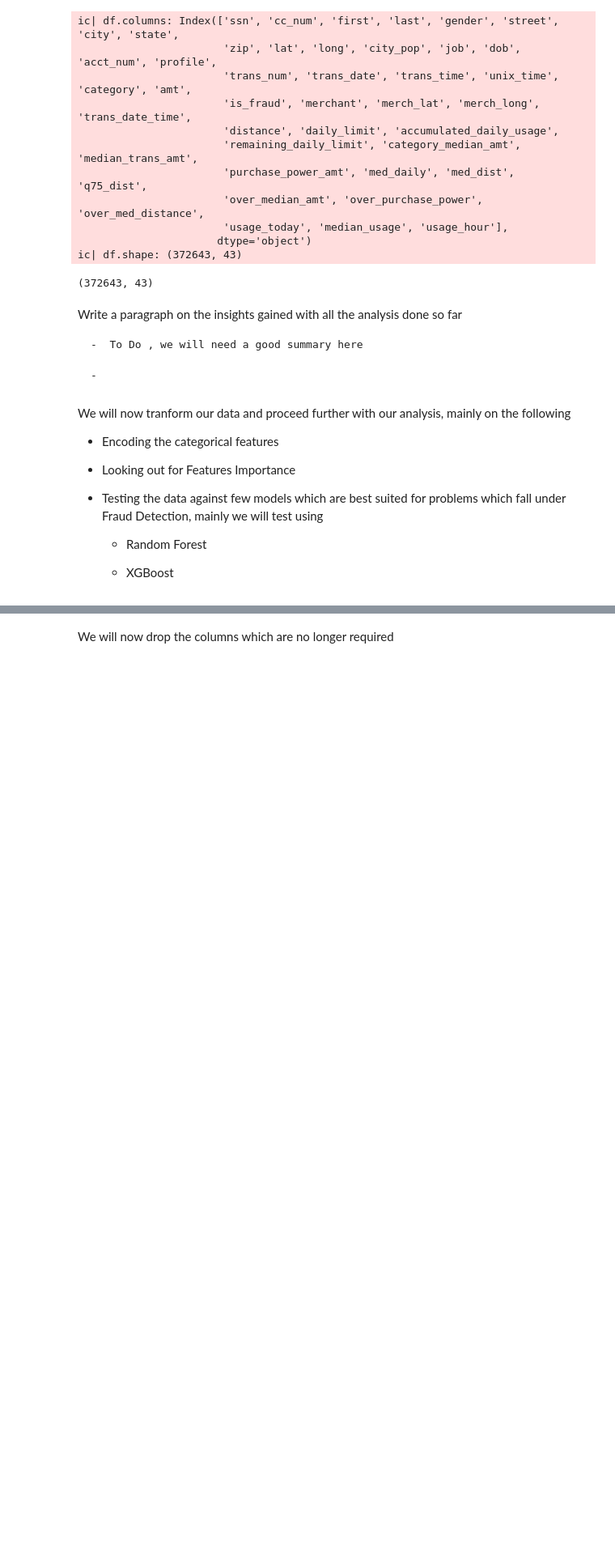
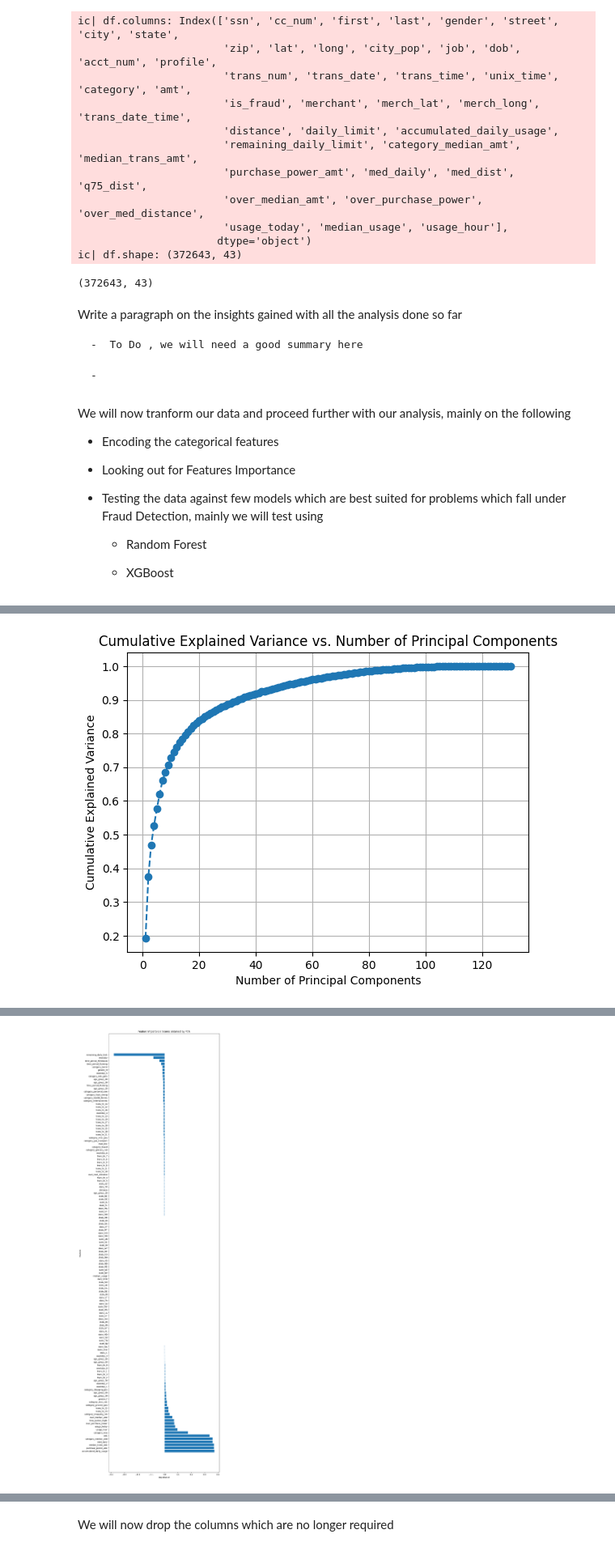
Before and after one commit to nagurao/sharing, a Jupyter notebook: FinalProject-Group4.ipynb, the cells around one changed output, grey strips where cells are left out. Shown at 81% size. Saved outputs shown, nothing was run; the diff lists cells and outputs as text; code cells hidden in the pictures; blank space fills up the shorter version.

```diff
--- a/FinalProject-Group4.ipynb
+++ b/FinalProject-Group4.ipynb
@@ -998,13 +1033,16 @@ class ColumnDropTransformer(BaseEstimator, TransformerMixin):
         return self
 
     def transform(self, X):
+        start_time = time.time()
         # Check if the columns to drop exist in the DataFrame
         existing_columns = [col for col in self.columns_to_drop if col in X.columns]
 
         if existing_columns:
             # Drop the columns that exist
             X = X.drop(columns=existing_columns)
-
+        end_time = time.time()
+        elapsed_time = round(end_time - start_time,3)
+        ic('ColumnDropTransformer :', elapsed_time, ' seconds')
         return X
 # %%
 class StandardScalerTransformer(BaseEstimator, TransformerMixin):
@@ -1049,3 +1105,9 @@ Skimming for cc_num
         Number of Unique values found : 2
 **********************************************************************
 No Null Values found
+# %%
+data_pipeline = Pipeline([
+    ('customer_profile',CustomerProfileTransformer()),
+    ('scale_data',StandardScalerTransformer(['amt','daily_limit','accumulated_daily_usage','remaining_daily_limit','purchase_power_amt','med_daily','category_median_amt','median_trans_amt','usage_today','distance','med_dist'])),
+    ('drop_columns', ColumnDropTransformer(['ssn','cc_num','first','last','gender','street','city','zip','job','dob','acct_num','profile','trans_num','trans_date','trans_time','unix_time','merchant','lat','long','merch_lat','merch_long','trans_date_time','age','age_group','category','city_pop','q75_dist','trans_hr','daily_limit']))
+])
@@ -1051,0 +1153,54 @@ No Null Values found
+# %%
+XFE = feature_engg_df.drop(['is_fraud'], axis=1)
+yFE = feature_engg_df['is_fraud']
+XFE_train, XFE_test, yFE_train, yFE_test = train_test_split(XFE, yFE, test_size=0.2, random_state=15,stratify=yFE)
+# %%
+pca = PCA()
+pca_df = XFE
+pca.fit(pca_df)
+print(pca.explained_variance_)
+print(pca.explained_variance_ratio_.cumsum())
+print(pca.components_)
+
+
+# Explained variance ratio
+explained_variance_ratio = pca.explained_variance_ratio_
+print("Explained Variance Ratio:", explained_variance_ratio)
+
+# Cumulative explained variance
+cumulative_variance = explained_variance_ratio.cumsum()
+print("Cumulative Explained Variance:", cumulative_variance)
+
+# Plot explained variance ratio
+plt.plot(range(1, len(explained_variance_ratio) + 1), cumulative_variance, marker='o', linestyle='--')
+plt.xlabel('Number of Principal Components')
+plt.ylabel('Cumulative Explained Variance')
+plt.title('Cumulative Explained Variance vs. Number of Principal Components')
+plt.grid()
+plt.show()
+
+# Print the importance of each principal component
+for i, variance in enumerate(explained_variance_ratio, 1):
+    print(f"Principal Component {i}: {variance:.4f}")
+
+
+# Get the feature names
+feature_names = XFE.columns
+
+# Create a DataFrame to store the results
+pca_results = pd.DataFrame({
+    'Feature': feature_names,
+    'Importance': pca.components_[0]
+})
+
+# Sort the DataFrame by importance
+pca_results = pca_results.sort_values(by='Importance', ascending=False)
+
+# Plot the feature importances
+plt.figure(figsize=(10, 40))
+plt.barh(pca_results['Feature'], pca_results['Importance'])
+plt.xlabel('Importance')
+plt.ylabel('Feature')
+plt.title('Feature Importance Scores obtained by PCA')
+plt.show()
+# %% [output]
@@ -1051,0 +1224 @@ No Null Values found
+[figure, added]
@@ -1051,0 +1242 @@ No Null Values found
+[figure, added]
```
Also changed, not shown: parts of 75 cells of this notebook, 19 other files.
